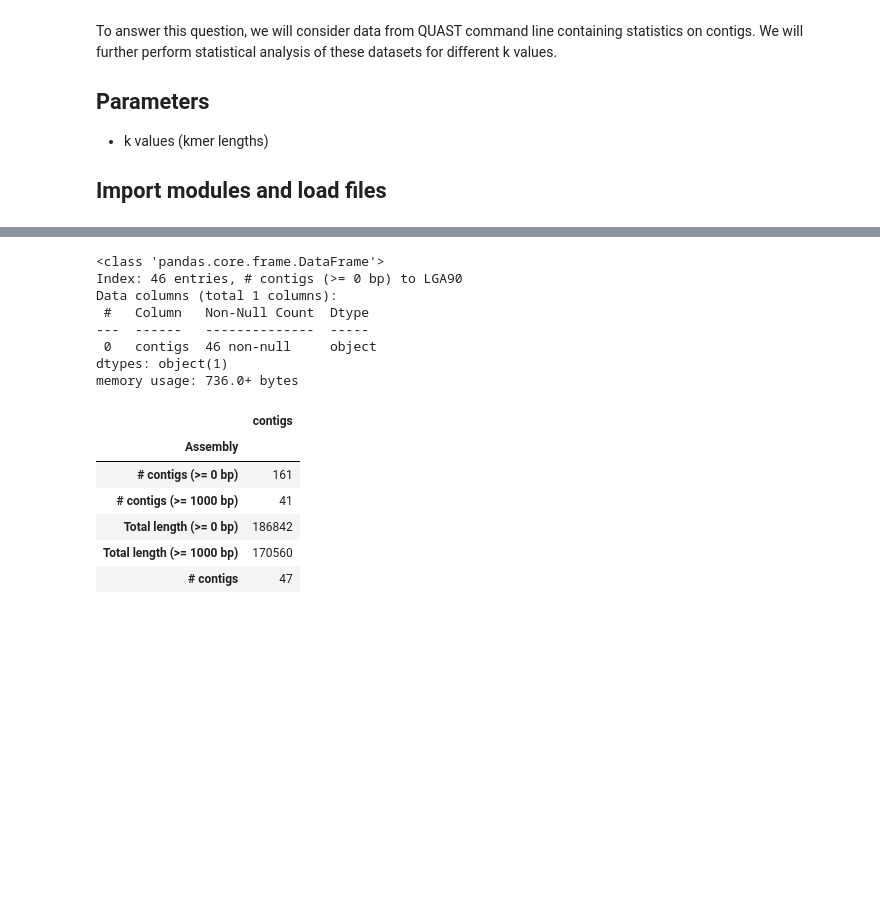
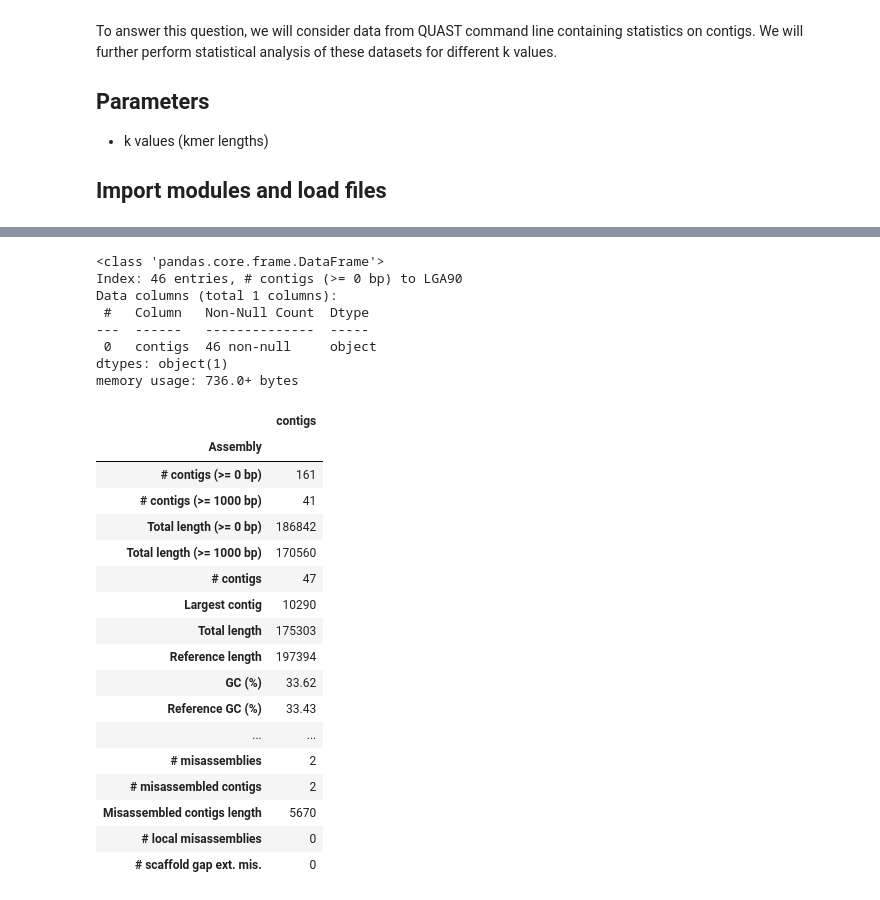
Before and after one commit to chloea31/personal_project, a Jupyter notebook: notebooks/velvet/Velvet_analysis.ipynb, the cells around one changed output, grey strips where cells are left out. Drawn from its saved outputs; the diff is of its cells as text; code cells hidden in the pictures; blank space fills up the shorter version.

```diff
--- a/notebooks/velvet/Velvet_analysis.ipynb
+++ b/notebooks/velvet/Velvet_analysis.ipynb
@@ -90,21 +92,32 @@ memory usage: 704.0+ bytes
 # %%
 data_31 = pd.read_csv("../../reports/velvet/quast/test_k_mers_31/report.tsv", sep = "\t", index_col = 0)
 data_31.info()
-data_31.head()
+data_31.head(25)
 # %% [output]
 <class 'pandas.core.frame.DataFrame'>
 Index: 46 entries, # contigs (>= 0 bp) to LGA90
 Data columns (total 1 columns):
  #   Column   Non-Null Count  Dtype
 ---  ------   --------------  -----
  0   contigs  46 non-null     object
 dtypes: object(1)
 memory usage: 736.0+ bytes
 |  | contigs |
 | Assembly |  |
 | # contigs (>= 0 bp) | 161 |
 | # contigs (>= 1000 bp) | 41 |
 | Total length (>= 0 bp) | 186842 |
 | Total length (>= 1000 bp) | 170560 |
 | # contigs | 47 |
+| Largest contig | 10290 |
+| Total length | 175303 |
+| Reference length | 197394 |
+| GC (%) | 33.62 |
+| Reference GC (%) | 33.43 |
+| ... | ... |
+| # misassemblies | 2 |
+| # misassembled contigs | 2 |
+| Misassembled contigs length | 5670 |
+| # local misassemblies | 0 |
+| # scaffold gap ext. mis. | 0 |
 # %%
```
Also changed, not shown: parts of 4 cells of this notebook, 1 other file.
